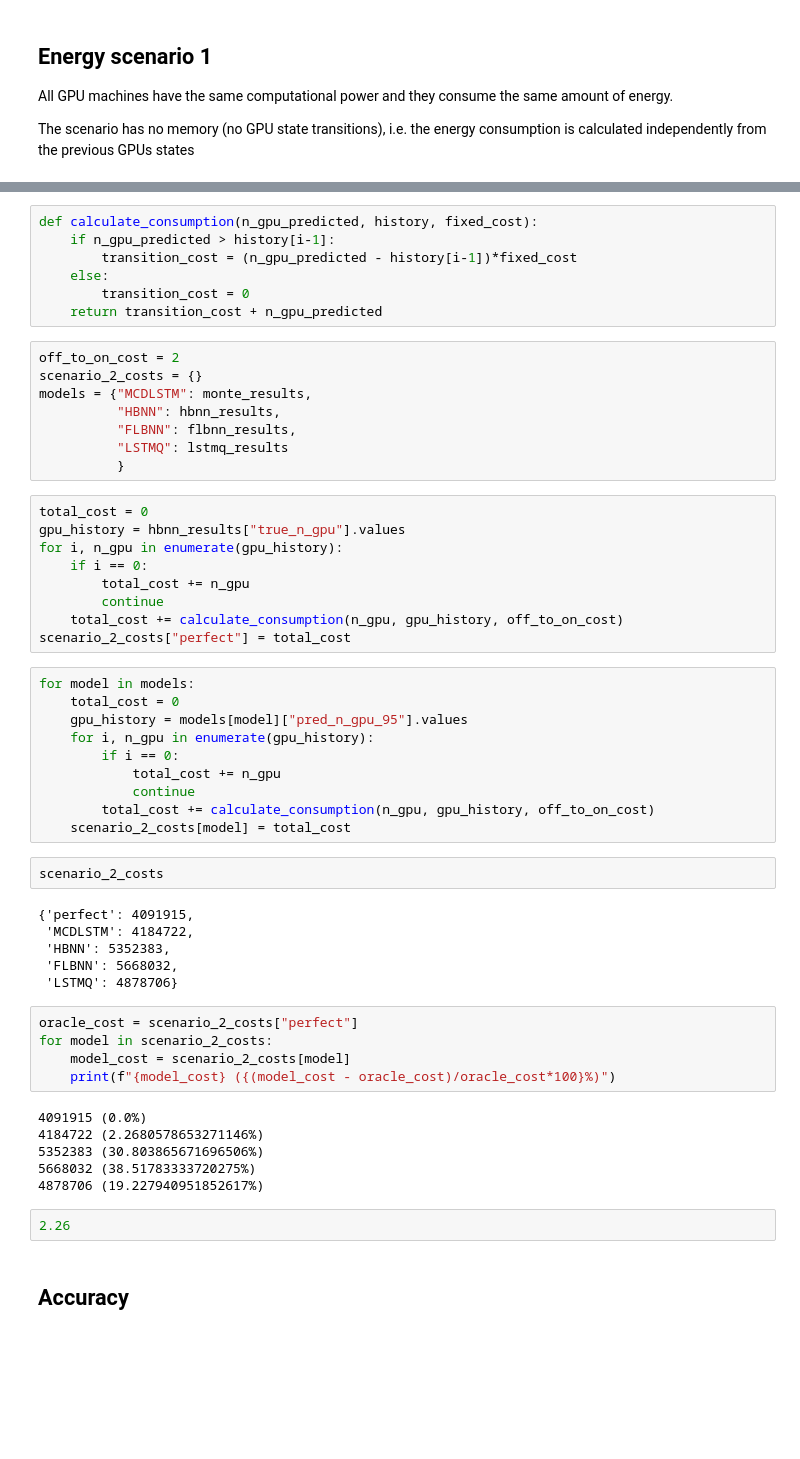
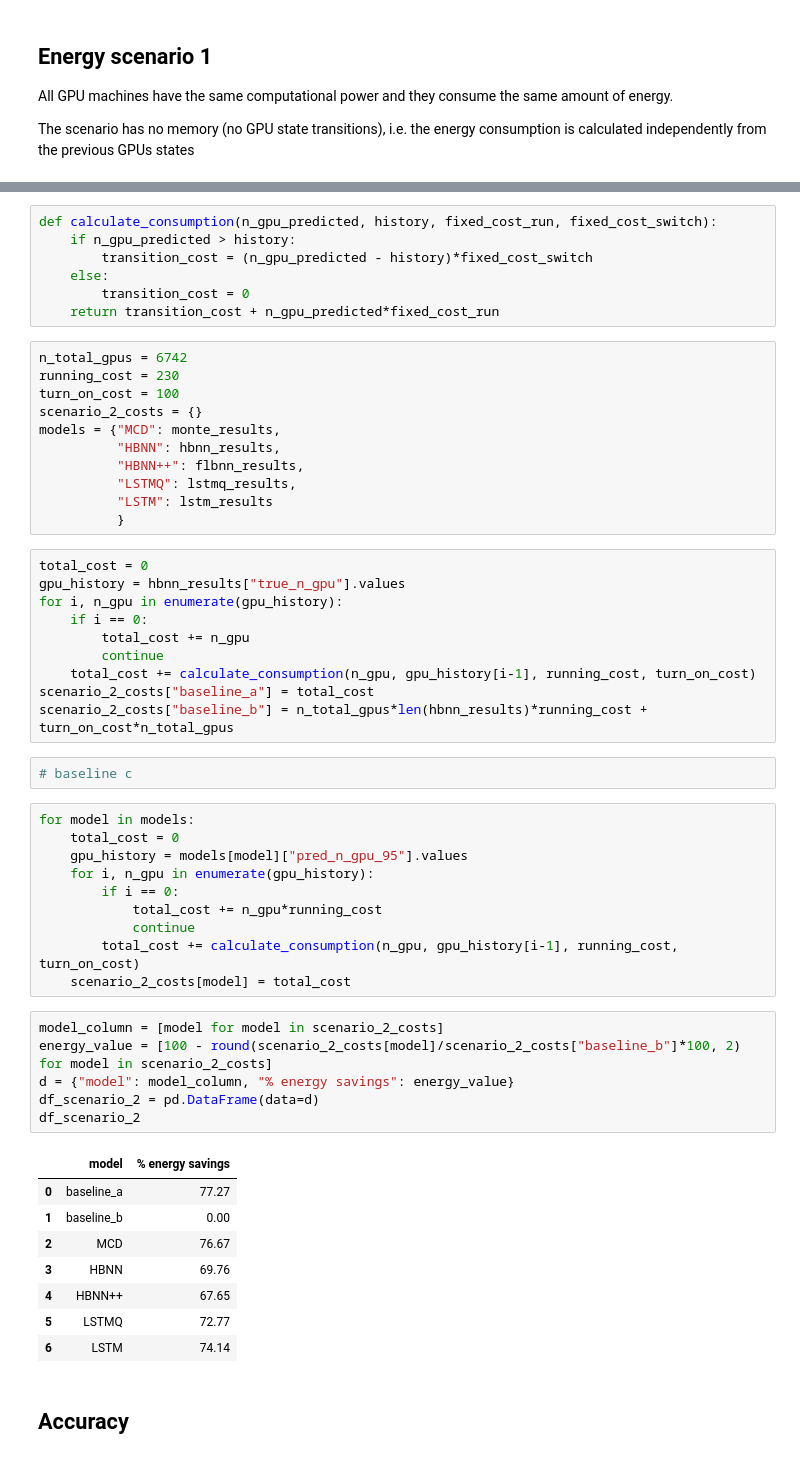
Before and after one commit to andreareds/GreenUncertaintyForecaster, a Jupyter notebook: res/analysis.ipynb, the cells around one changed output, grey strips where cells are left out. Saved outputs shown, nothing was run; the diff lists cells and outputs as text; blank space fills up the shorter version.

```diff
--- a/res/analysis.ipynb
+++ b/res/analysis.ipynb
@@ -149,19 +196,22 @@ We model also the state of a GPU {ON, OFF}, and there is a fixed cost on transit
 
 Initial scenario: All GPUs needed are ON, and there is no associated cost for this. Then, GPUs are switched ON and OFF based on the predicted workload. The energy consumtpion is calculated accordingly.
 # %%
-def calculate_consumption(n_gpu_predicted, history, fixed_cost):
-    if n_gpu_predicted > history[i-1]:
-        transition_cost = (n_gpu_predicted - history[i-1])*fixed_cost
+def calculate_consumption(n_gpu_predicted, history, fixed_cost_run, fixed_cost_switch):
+    if n_gpu_predicted > history:
+        transition_cost = (n_gpu_predicted - history)*fixed_cost_switch
     else:
         transition_cost = 0
-    return transition_cost + n_gpu_predicted
+    return transition_cost + n_gpu_predicted*fixed_cost_run
 # %%
-off_to_on_cost = 2
+n_total_gpus = 6742
+running_cost = 230
+turn_on_cost = 100
 scenario_2_costs = {}
-models = {"MCDLSTM": monte_results,
+models = {"MCD": monte_results,
           "HBNN": hbnn_results,
-          "FLBNN": flbnn_results,
-          "LSTMQ": lstmq_results
+          "HBNN++": flbnn_results,
+          "LSTMQ": lstmq_results,
+          "LSTM": lstm_results
           }
 # %%
 total_cost = 0
@@ -170,39 +220,36 @@ for i, n_gpu in enumerate(gpu_history):
     if i == 0:
         total_cost += n_gpu
         continue
-    total_cost += calculate_consumption(n_gpu, gpu_history, off_to_on_cost)
-scenario_2_costs["perfect"] = total_cost
+    total_cost += calculate_consumption(n_gpu, gpu_history[i-1], running_cost, turn_on_cost)
+scenario_2_costs["baseline_a"] = total_cost
+scenario_2_costs["baseline_b"] = n_total_gpus*len(hbnn_results)*running_cost + turn_on_cost*n_total_gpus
+# %%
+# baseline c
 # %%
 for model in models:
     total_cost = 0
     gpu_history = models[model]["pred_n_gpu_95"].values
     for i, n_gpu in enumerate(gpu_history):
         if i == 0:
-            total_cost += n_gpu
+            total_cost += n_gpu*running_cost
             continue
-        total_cost += calculate_consumption(n_gpu, gpu_history, off_to_on_cost)
+        total_cost += calculate_consumption(n_gpu, gpu_history[i-1], running_cost, turn_on_cost)
     scenario_2_costs[model] = total_cost
-# %%
-scenario_2_costs
-# %% [output]
-{'perfect': 4091915,
- 'MCDLSTM': 4184722,
- 'HBNN': 5352383,
- 'FLBNN': 5668032,
- 'LSTMQ': 4878706}
-# %%
-oracle_cost = scenario_2_costs["perfect"]
-for model in scenario_2_costs:
-    model_cost = scenario_2_costs[model]
-    print(f"{model_cost} ({(model_cost - oracle_cost)/oracle_cost*100}%)")
-# %% [output]
-4091915 (0.0%)
-4184722 (2.2680578653271146%)
-5352383 (30.803865671696506%)
-5668032 (38.51783333720275%)
-4878706 (19.227940951852617%)
-# %%
-2.26
+# %%
+model_column = [model for model in scenario_2_costs]
+energy_value = [100 - round(scenario_2_costs[model]/scenario_2_costs["baseline_b"]*100, 2) for model in scenario_2_costs]
+d = {"model": model_column, "% energy savings": energy_value}
+df_scenario_2 = pd.DataFrame(data=d)
+df_scenario_2
+# %% [output]
+|  | model | % energy savings |
+| 0 | baseline_a | 77.27 |
+| 1 | baseline_b | 0.00 |
+| 2 | MCD | 76.67 |
+| 3 | HBNN | 69.76 |
+| 4 | HBNN++ | 67.65 |
+| 5 | LSTMQ | 72.77 |
+| 6 | LSTM | 74.14 |
 # %% [markdown]
 <h2>Accuracy</h2>
 # %%
```
Also changed, not shown: parts of 12 cells of this notebook, 2 other files.
